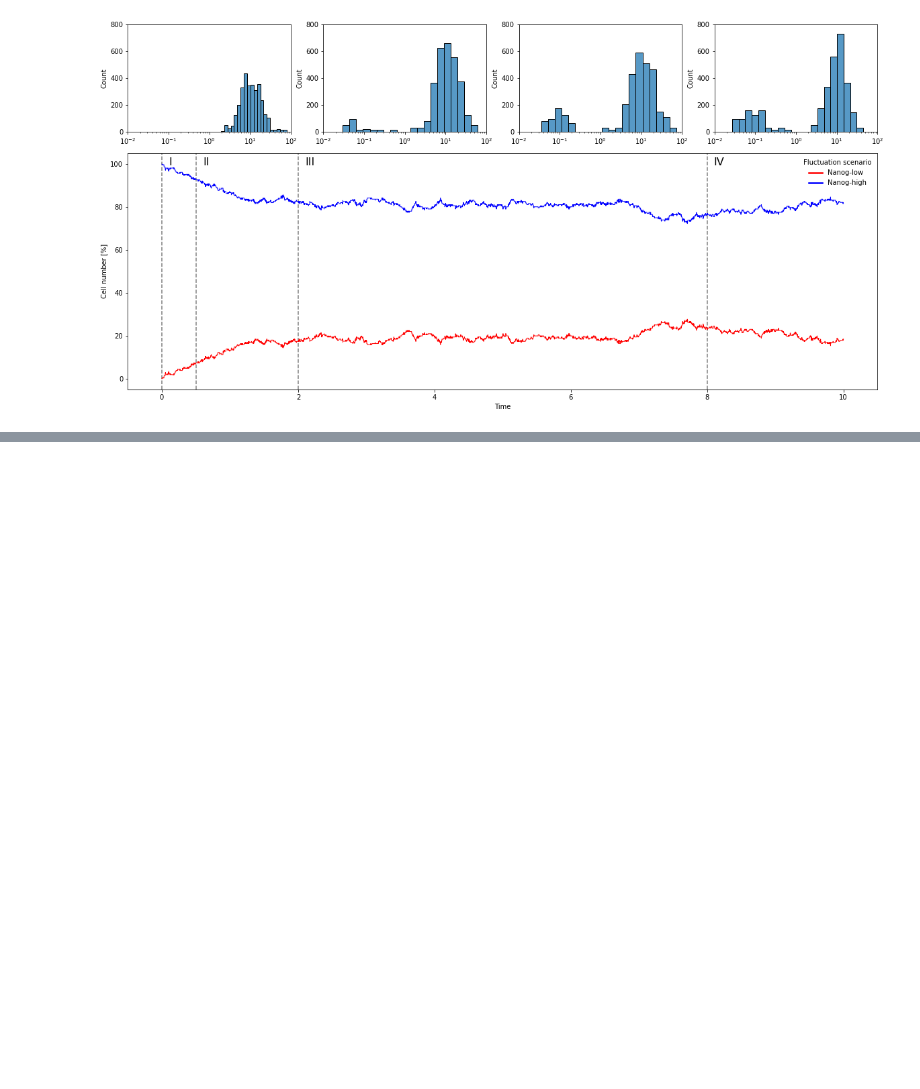
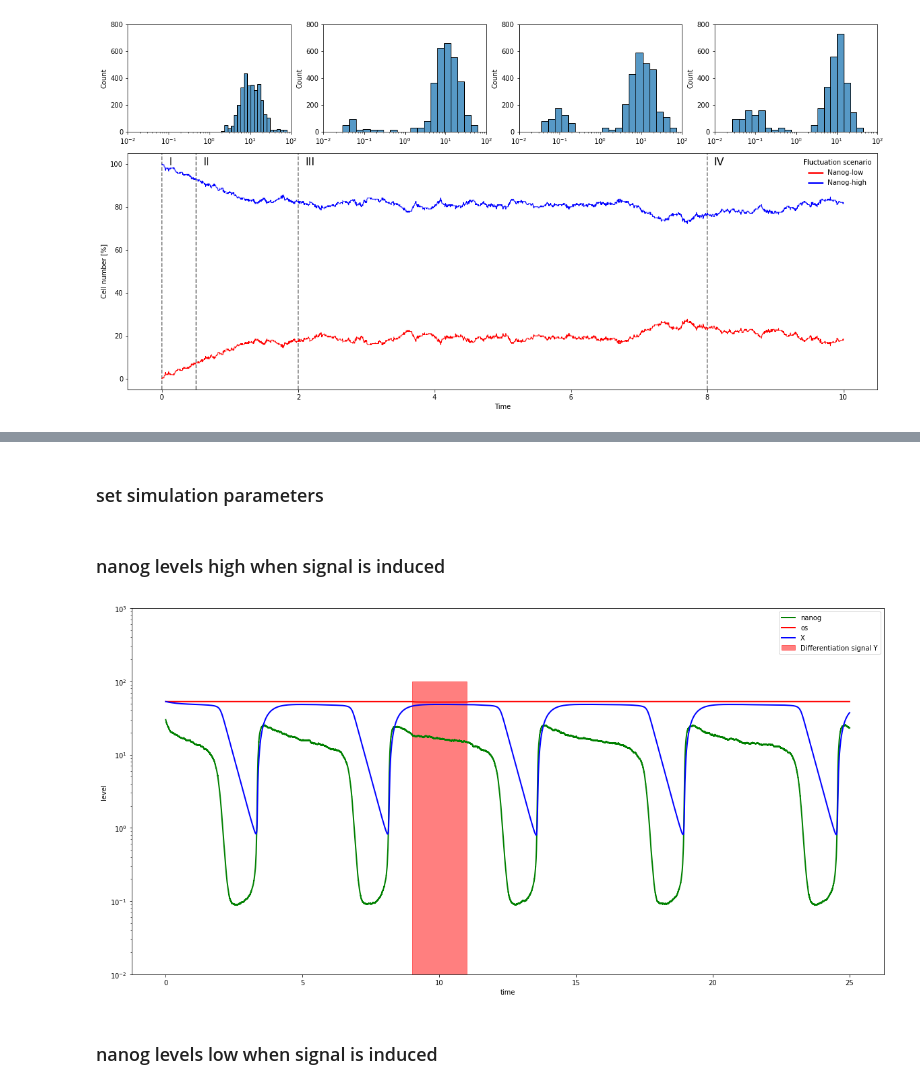
Before and after one commit to martinfg/modelling-nanog-variability, a Jupyter notebook: notebook.ipynb, the cells around one changed output, grey strips where cells are left out. Saved outputs shown, nothing was run; the diff lists cells and outputs as text; code cells hidden in the pictures; blank space fills up the shorter version.

Commit message:
add differentiation signal y

```diff
--- a/notebook.ipynb
+++ b/notebook.ipynb
@@ -679,0 +650,9 @@ TODO:
+# %%
+def dOS_gate(OS, N, Y, p):
+
+    oct4 = (p['s_1'] * OS**p['g_OS']) / ((p['k_1'] + OS**p['g_OS']) * p['d_O'])
+    sox2 = (p['s_2'] * OS**p['g_OS']) / ((p['k_2'] + OS**p['g_OS']) * p['d_S'])
+    decay = p['d_OS'] * OS
+    oct4_sox2 = p['u'] * (oct4 * sox2) - (Y * p['l'] * 1/N)
+
+    return oct4_sox2 - decay
@@ -679,0 +719,43 @@ TODO:
+# %% [markdown]
+### set simulation parameters
+# %%
+# copy stoch params
+params_stage_osc = params_osc.copy()
+
+# append factor l to parmas which controls strength of (negative) influence of nanog on oct_sox
+params_stage_osc['l'] = 10
+# %%
+# simulation parameters
+dt = 0.0038
+tf = 25
+
+# initial conditions
+OS_0 = 53.117
+N_0 = 30
+X_0 = OS_0
+# %% [markdown]
+### nanog levels high when signal is induced
+# %%
+# fix np seed so results are reproducible
+np.random.seed(42)
+
+# define signal
+diff_start = 9 / 25
+diff_end = 11 / 25
+diff_sig = [diff_start, diff_end]
+
+# calculate trajectory
+traj1 = _solve_with_diff_signal(
+    gate_model,
+    tf,
+    [N_0, OS_0, X_0],
+    dt,
+    diff_sig,
+    params_stage_osc
+)
+# %%
+plot_traj_with_signal(traj1)
+# %% [output]
+[figure, added]
+# %% [markdown]
+### nanog levels low when signal is induced
```
Also changed, not shown: parts of 24 cells of this notebook.
